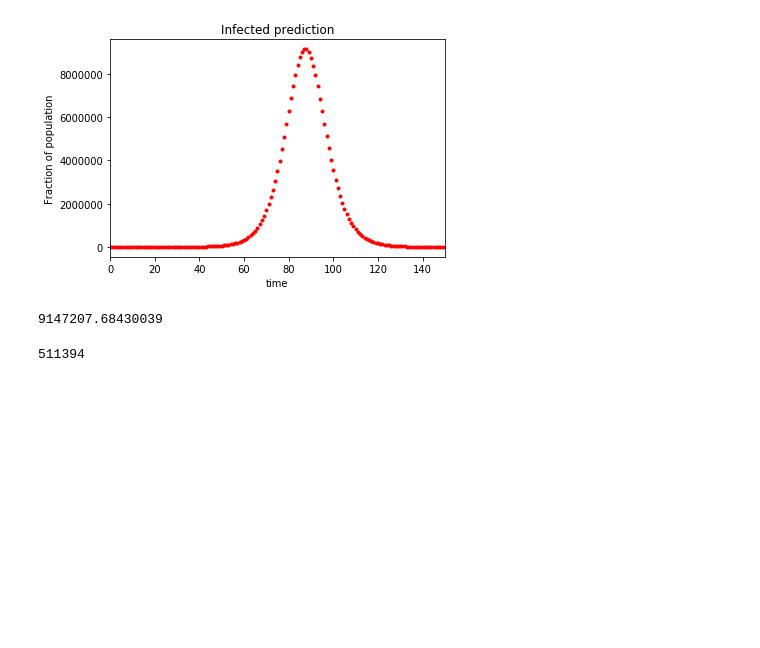
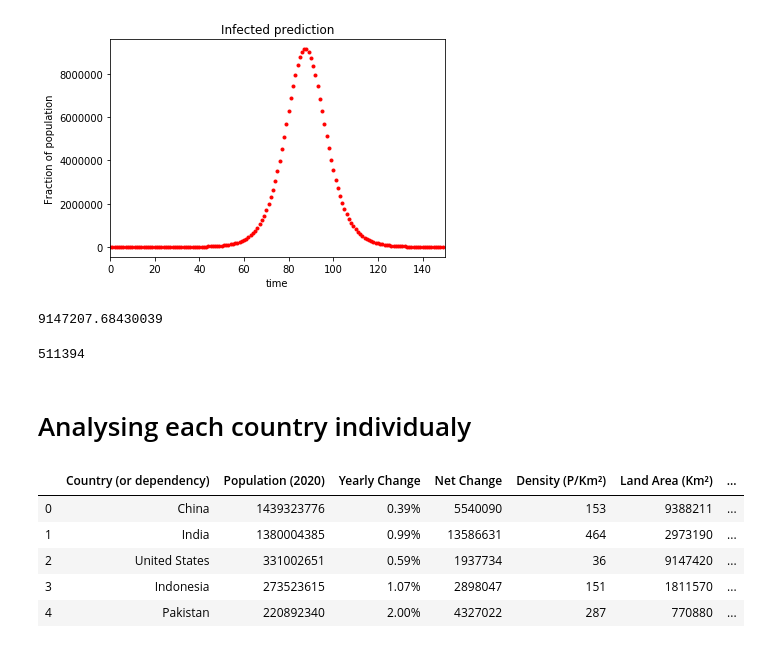
Before and after one commit to Aveek-Saha/CovidAnalysis, a Jupyter notebook: Prediction.ipynb, the cells around one changed output. Saved outputs shown, nothing was run; the diff lists cells and outputs as text; code cells hidden in the pictures; blank space fills up the shorter version.

```diff
--- a/Prediction.ipynb
+++ b/Prediction.ipynb
@@ -195,3 +196,15 @@ max(I)
 max(df['Confirmed'].values)
 # %% [output]
 511394
+# %% [markdown]
+# Analysing each country individualy
+# %%
+pop = pd.read_csv('datasets\population_by_country_2020.csv')
+pop.head()
+# %% [output]
+|  | Country (or dependency) | Population (2020) | Yearly Change | Net Change | Density (P/Km²) | Land Area (Km²) | ... |
+| 0 | China | 1439323776 | 0.39% | 5540090 | 153 | 9388211 | ... |
+| 1 | India | 1380004385 | 0.99% | 13586631 | 464 | 2973190 | ... |
+| 2 | United States | 331002651 | 0.59% | 1937734 | 36 | 9147420 | ... |
+| 3 | Indonesia | 273523615 | 1.07% | 2898047 | 151 | 1811570 | ... |
+| 4 | Pakistan | 220892340 | 2.00% | 4327022 | 287 | 770880 | ... |
```
Also changed, not shown: parts of 11 cells of this notebook, 1 other file.
